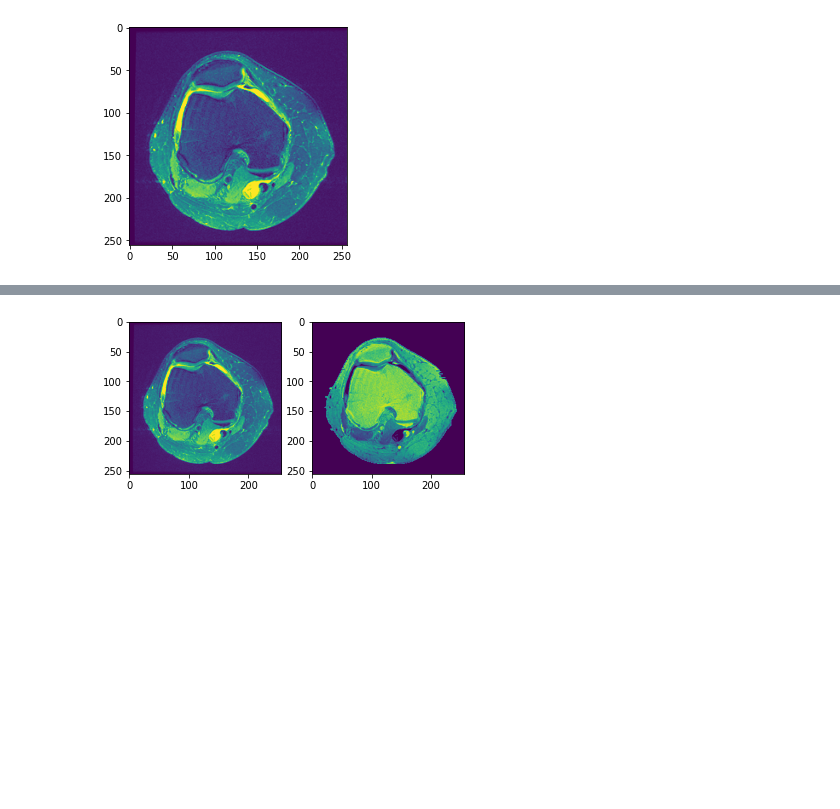
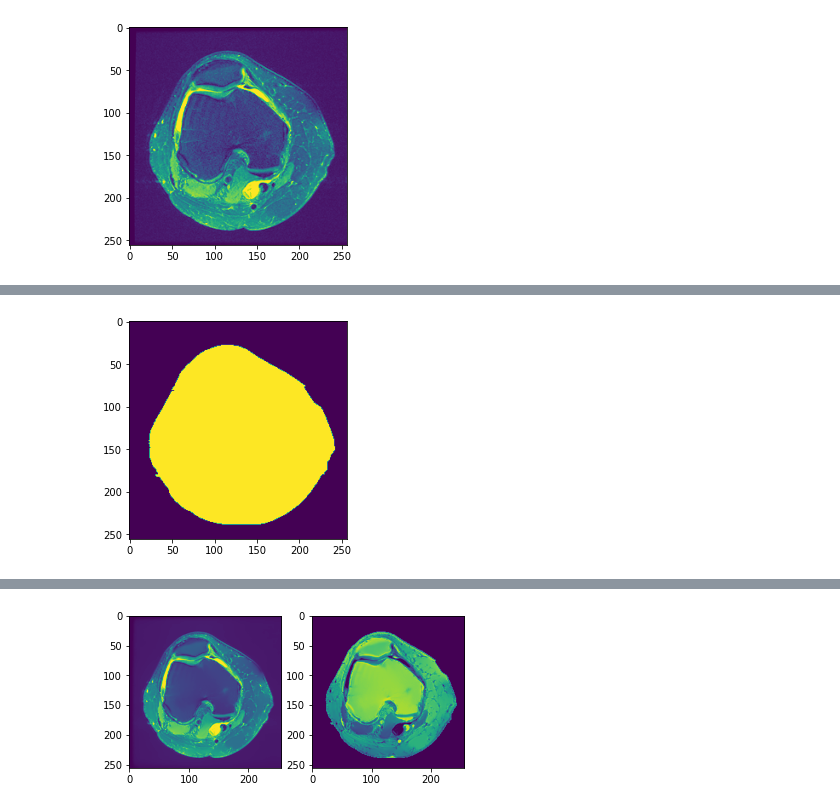
Before and after one commit to onestarYX/MSK-Image-Registration, a Jupyter notebook: src/invert_data.ipynb, the cells around one changed output, grey strips where cells are left out. Drawn from its saved outputs; the diff is of its cells as text; code cells hidden in the pictures; blank space fills up the shorter version.

```diff
--- a/src/invert_data.ipynb
+++ b/src/invert_data.ipynb
@@ -19,3 +49,9 @@ plt.show()
+# %%
+fig, axs = plt.subplots()
+axs.imshow(mask[20, :, :])
+plt.show()
+# %% [output]
+[figure, added]
 # %%
 img_inverse = np.copy(img)
 for i in range(img.shape[0]):
```
Also changed, not shown: parts of 11 cells of this notebook, 2 other files.
